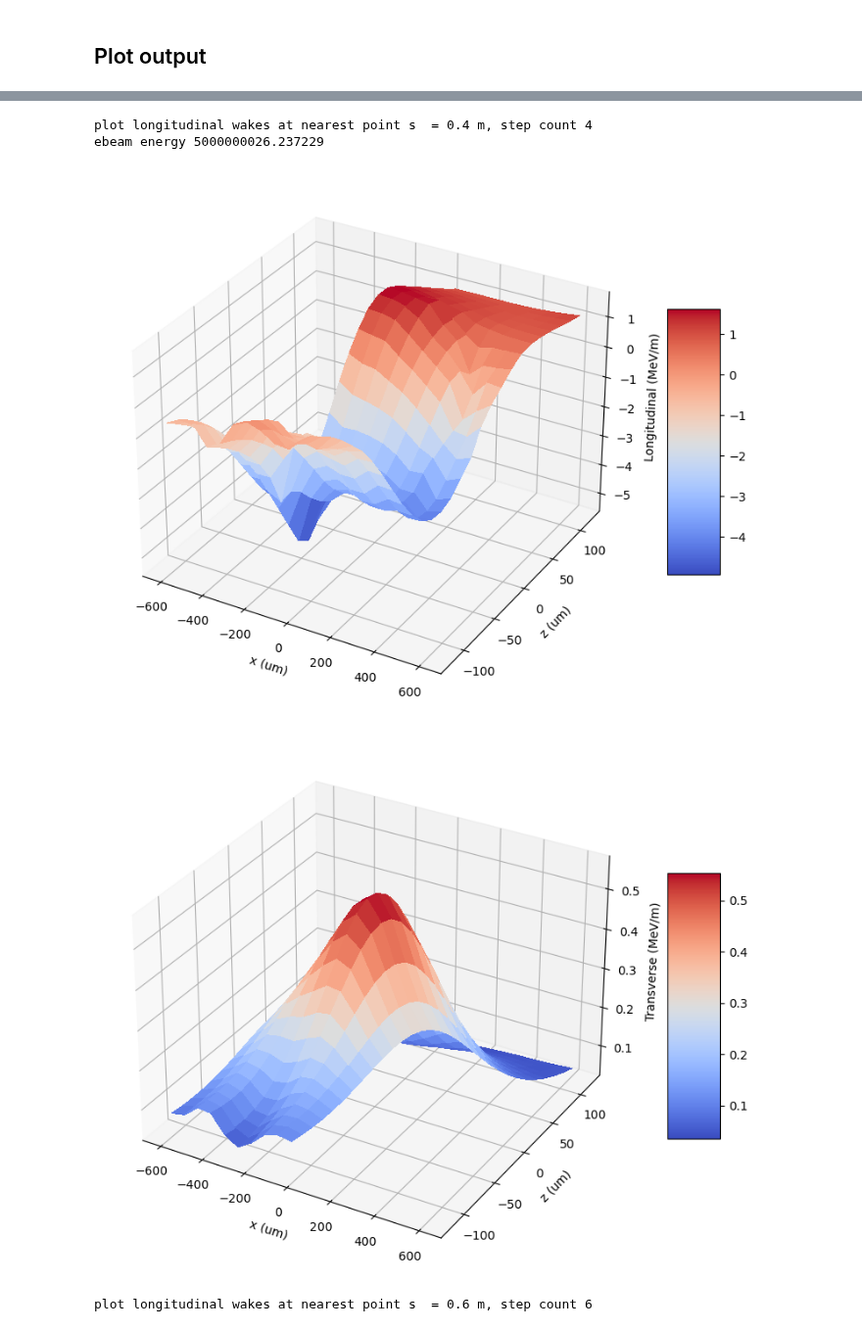
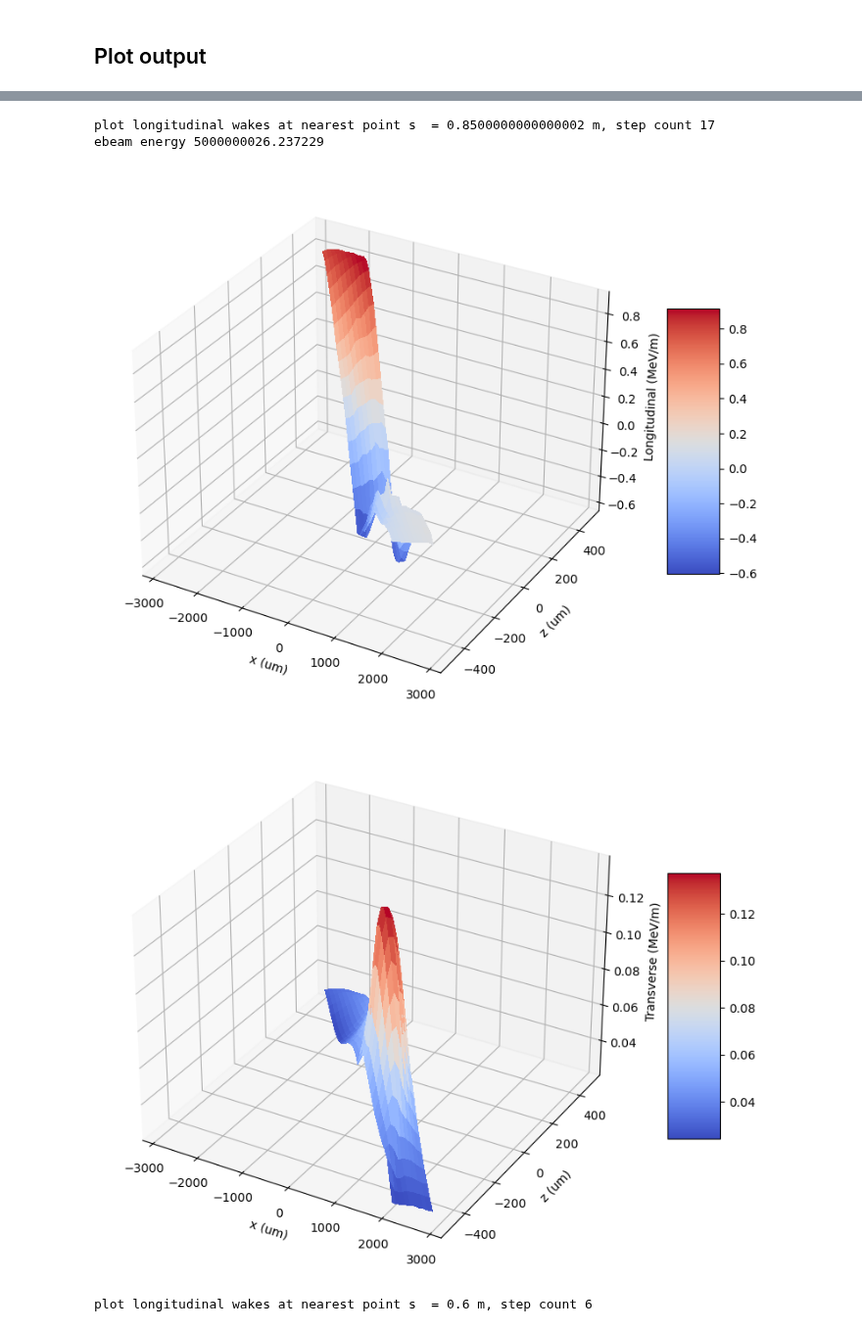
Before and after one commit to slaclab/pyDFCSR, a Jupyter notebook: pyDFCSR_2D/example.ipynb, the cells around one changed output, grey strips where cells are left out. Shown at 98% size. Drawn from its saved outputs; the diff is of its cells as text; code cells hidden in the pictures.

```diff
--- a/pyDFCSR_2D/example.ipynb
+++ b/pyDFCSR_2D/example.ipynb
@@ -43,8 +43,8 @@ operable program or batch file.
 # %%
 from plot_from_output import DFCSR_postprocessor
 
-DFplot = DFCSR_postprocessor(run_name = 'chirp-2024-04-09T13_58_43-07_00',
-                             work_dir = './output')
+DFplot = DFCSR_postprocessor(run_name = 'chirp-2024-04-09T17_02_09-07_00',
+                             work_dir = '/sdf/group/ad/beamphysics/jytang/pyDFCSR/pyDFCSR_2D/output/')
 # %%
 # Plot beam size along the lattice
 DFplot.plot_stats(key = 'sigZ')
@@ -53,10 +53,10 @@ DFplot.plot_stats(key = 'sigZ')
 # %%
-DFplot.plot_wakes(s = 0.5)
+DFplot.plot_wakes(s = 0.9)
 # %% [output]
-plot longitudinal wakes at nearest point s  = 0.4 m, step count 4
+plot longitudinal wakes at nearest point s  = 0.8500000000000002 m, step count 17
 ebeam energy 5000000026.237229
-[figure, old version]
+[figure, new version]
-[figure, old version]
+[figure, new version]
 # %%
 DFplot.plot_particles(s = 0.6, xkey = 'z', ykey = 'x')
 # %% [output]
```
Also changed, not shown: parts of 2 cells of this notebook, 1 other file.
